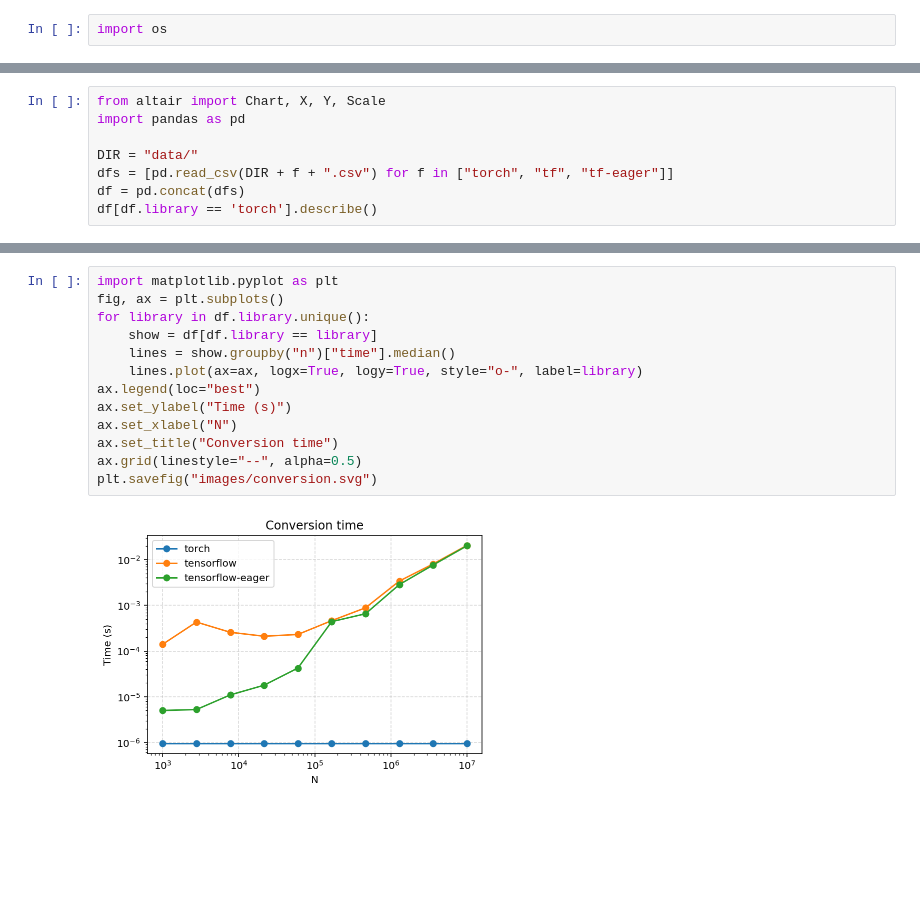
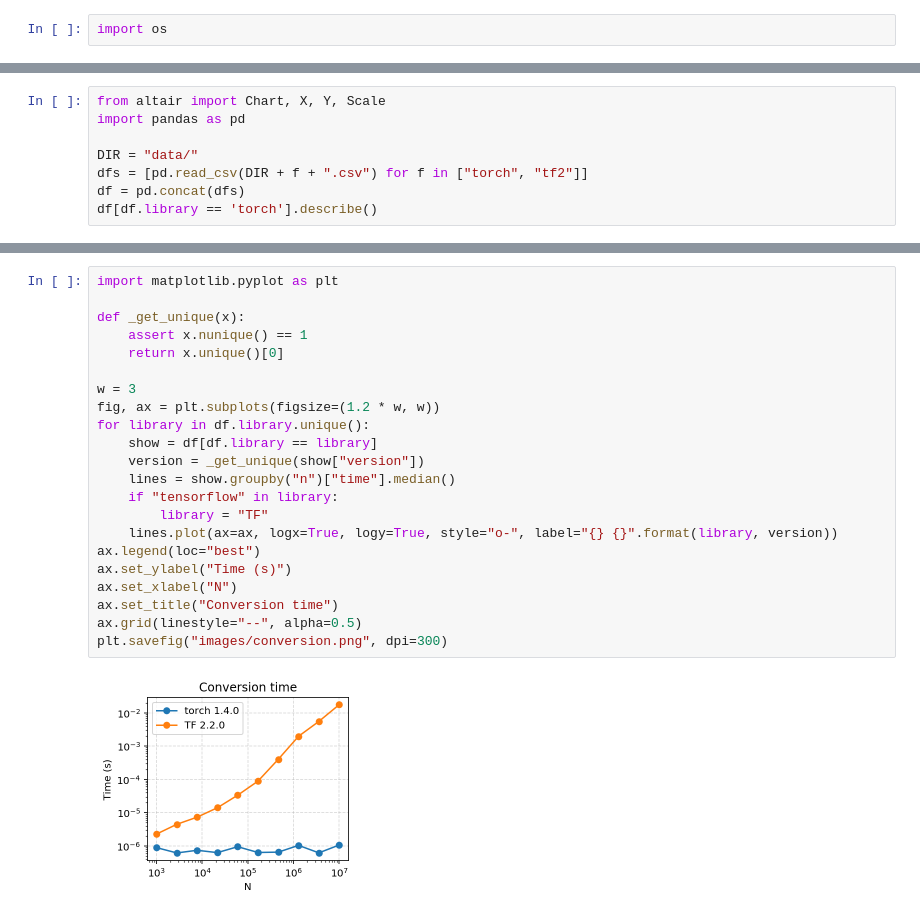
Before and after one commit to stsievert/pytorch-timing-comparisons, a Jupyter notebook: Tensorflow-eval.ipynb, the cells around one changed output, grey strips where cells are left out. Cells and saved outputs as stored; diff of their text form; blank space fills up the shorter version.

Commit message:
Show graphs

```diff
--- a/Tensorflow-eval.ipynb
+++ b/Tensorflow-eval.ipynb
@@ -15,7 +9,7 @@ from altair import Chart, X, Y, Scale
 import pandas as pd
 
 DIR = "data/"
-dfs = [pd.read_csv(DIR + f + ".csv") for f in ["torch", "tf", "tf-eager"]]
+dfs = [pd.read_csv(DIR + f + ".csv") for f in ["torch", "tf2"]]
 df = pd.concat(dfs)
 df[df.library == 'torch'].describe()
 # %% [output]
@@ -48,15 +42,24 @@ Chart(df).mark_line().encode(
 # %%
 import matplotlib.pyplot as plt
-fig, ax = plt.subplots()
+
+def _get_unique(x):
+    assert x.nunique() == 1
+    return x.unique()[0]
+
+w = 3
+fig, ax = plt.subplots(figsize=(1.2 * w, w))
 for library in df.library.unique():
     show = df[df.library == library]
+    version = _get_unique(show["version"])
     lines = show.groupby("n")["time"].median()
-    lines.plot(ax=ax, logx=True, logy=True, style="o-", label=library)
+    if "tensorflow" in library:
+        library = "TF"
+    lines.plot(ax=ax, logx=True, logy=True, style="o-", label="{} {}".format(library, version))
 ax.legend(loc="best")
 ax.set_ylabel("Time (s)")
 ax.set_xlabel("N")
 ax.set_title("Conversion time")
 ax.grid(linestyle="--", alpha=0.5)
-plt.savefig("images/conversion.svg")
+plt.savefig("images/conversion.png", dpi=300)
 # %% [output]
-[figure, old version]
+[figure, new version]
```
Also changed, not shown: parts of 7 cells of this notebook, 7 other files.
